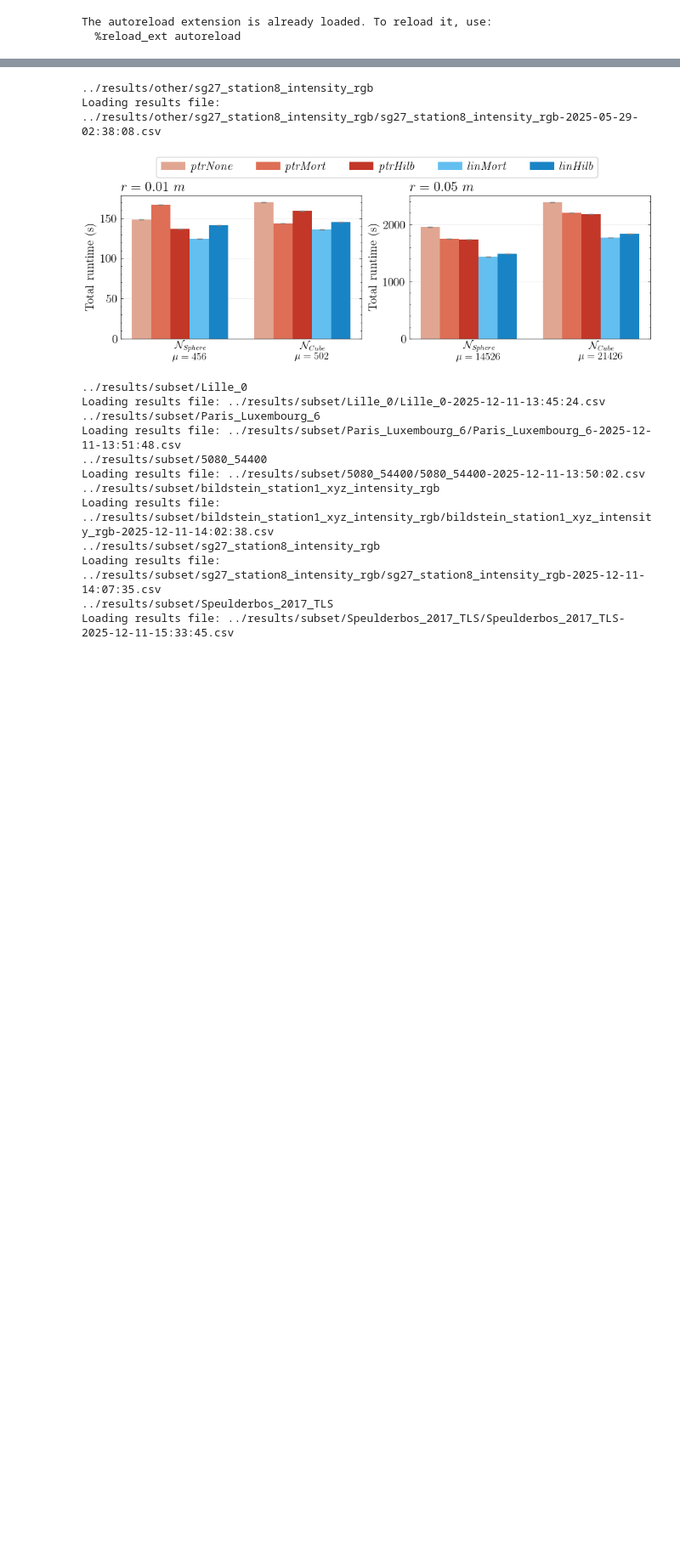
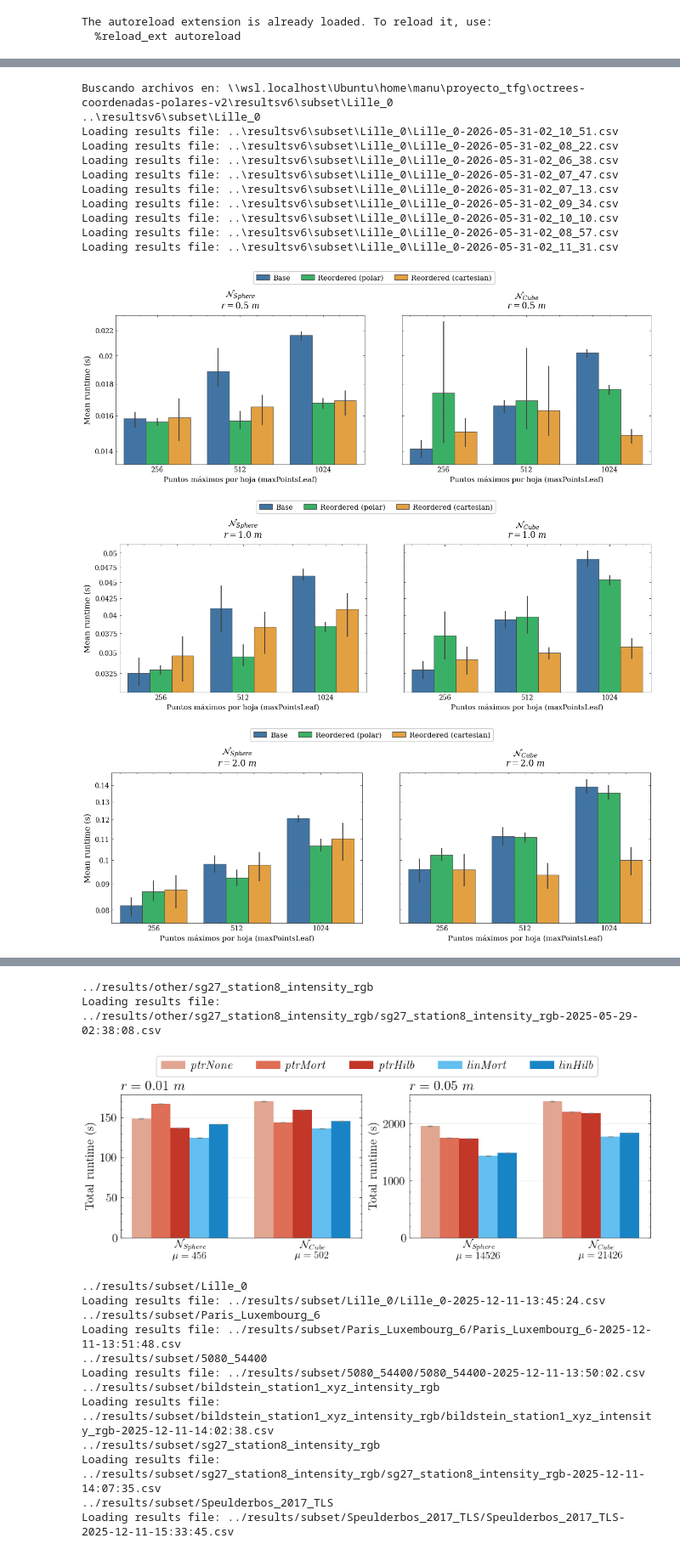
Before and after one commit to manuramazz/octrees-coordenadas-polares-v2, a Jupyter notebook: plots_manu/plots_benchmarks.ipynb, the cells around one changed output, grey strips where cells are left out. Shown at 85% size. Saved outputs shown, nothing was run; the diff lists cells and outputs as text; code cells hidden in the pictures; blank space fills up the shorter version.

```diff
--- a/plots_manu/plots_benchmarks.ipynb
+++ b/plots_manu/plots_benchmarks.ipynb
@@ -43,0 +78,17 @@ Loading results file: ../results/subset/Paris_Luxembourg_6/Paris_Luxembourg_6-20
+# %%
+figs = plot_reorder_vs_base(TEST_DATA_PATH, "Lille_0", allFiles=True, kernel="all", radius="all")
+# %% [output]
+Buscando archivos en: \\wsl.localhost\Ubuntu\home\manu\proyecto_tfg\octrees-coordenadas-polares-v2\resultsv6\subset\Lille_0
+..\resultsv6\subset\Lille_0
+Loading results file: ..\resultsv6\subset\Lille_0\Lille_0-2026-05-31-02_10_51.csv
+Loading results file: ..\resultsv6\subset\Lille_0\Lille_0-2026-05-31-02_08_22.csv
+Loading results file: ..\resultsv6\subset\Lille_0\Lille_0-2026-05-31-02_06_38.csv
+Loading results file: ..\resultsv6\subset\Lille_0\Lille_0-2026-05-31-02_07_47.csv
+Loading results file: ..\resultsv6\subset\Lille_0\Lille_0-2026-05-31-02_07_13.csv
+Loading results file: ..\resultsv6\subset\Lille_0\Lille_0-2026-05-31-02_09_34.csv
+Loading results file: ..\resultsv6\subset\Lille_0\Lille_0-2026-05-31-02_10_10.csv
+Loading results file: ..\resultsv6\subset\Lille_0\Lille_0-2026-05-31-02_08_57.csv
+Loading results file: ..\resultsv6\subset\Lille_0\Lille_0-2026-05-31-02_11_31.csv
+[figure, added]
+[figure, added]
+[figure, added]
```
Also changed, not shown: parts of 8 cells of this notebook, 7 other files.
